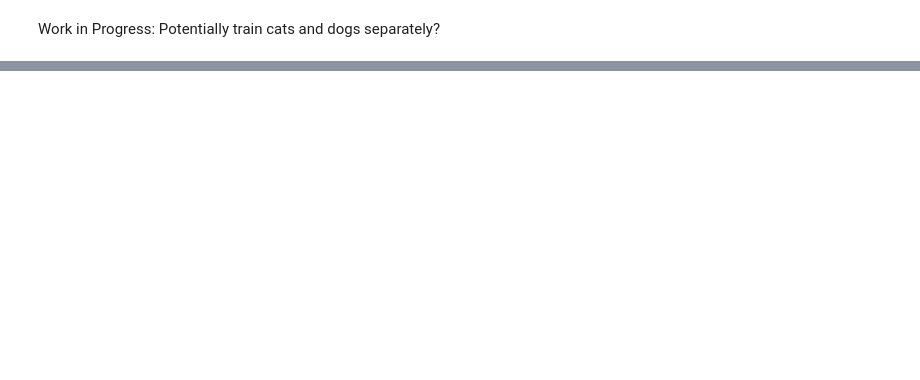
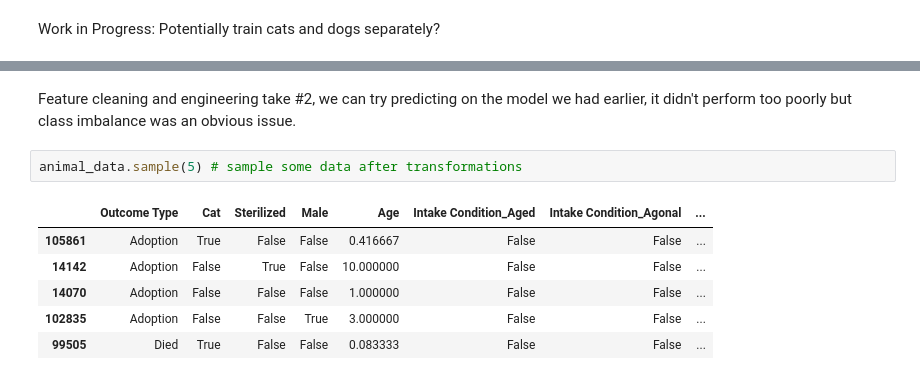
Before and after one commit to chenyiwang24/cs363_final_project, a Jupyter notebook: FinalProject.ipynb, the cells around one changed output, grey strips where cells are left out. Cells and saved outputs as stored; diff of their text form; blank space fills up the shorter version.

```diff
--- a/FinalProject.ipynb
+++ b/FinalProject.ipynb
@@ -763,0 +767,11 @@ Return to Owner       0.39      0.44      0.41       440
+# %% [markdown]
+Feature cleaning and engineering take #2, we can try predicting on the model we had earlier, it didn't perform too poorly but class imbalance was an obvious issue.
+# %%
+animal_data.sample(5) # sample some data after transformations
+# %% [output]
+|  | Outcome Type | Cat | Sterilized | Male | Age | Intake Condition_Aged | Intake Condition_Agonal | ... |
+| 105861 | Adoption | True | False | False | 0.416667 | False | False | ... |
+| 14142 | Adoption | False | True | False | 10.000000 | False | False | ... |
+| 14070 | Adoption | False | False | False | 1.000000 | False | False | ... |
+| 102835 | Adoption | False | False | True | 3.000000 | False | False | ... |
+| 99505 | Died | True | False | False | 0.083333 | False | False | ... |
```
Also changed, not shown: parts of 14 cells of this notebook, 1 other file.
